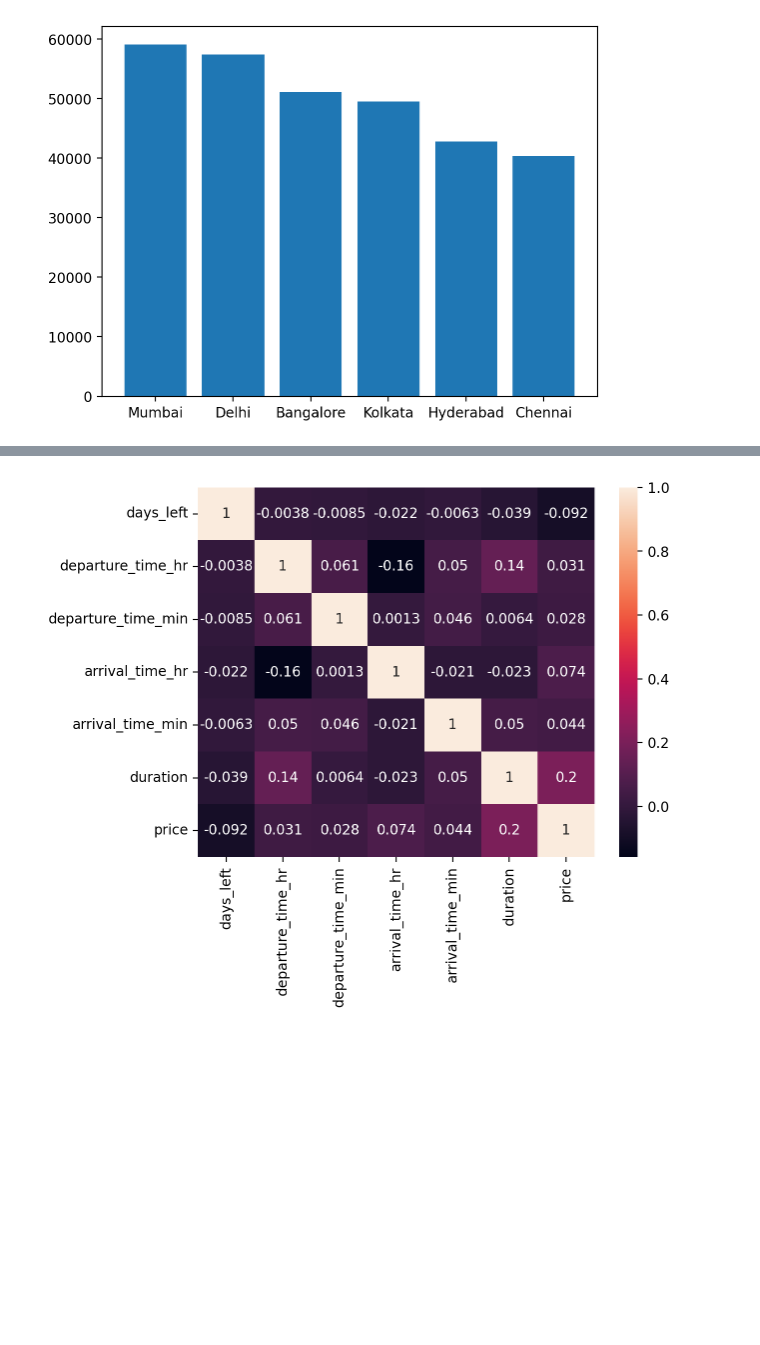
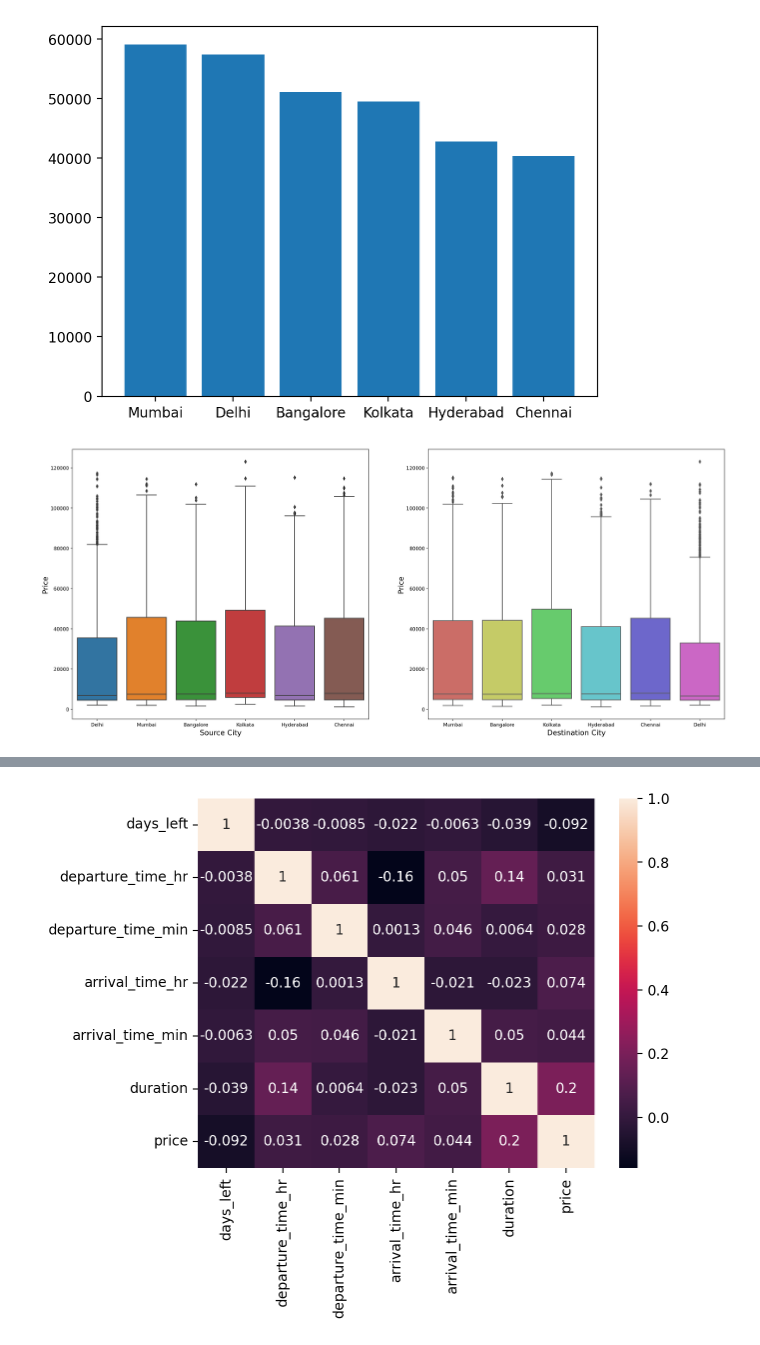
Before and after one commit to yjoer/flight-price-prediction, a Jupyter notebook: notebook.ipynb, the cells around one changed output, grey strips where cells are left out. Cells and saved outputs as stored; diff of their text form; code cells hidden in the pictures; blank space fills up the shorter version.

```diff
--- a/notebook.ipynb
+++ b/notebook.ipynb
@@ -303,3 +321,17 @@ plt.bar(destination['destination_city'],destination['Counts'])
 plt.show()
 # %% [output]
 [figure]
+# %%
+#To check price distribution based on source and destination city
+plt.figure(figsize =(24,10))
+plt.subplot(1,2,1)
+sns.boxplot(x='source_city', y='price', data = df)
+plt.xlabel("Source City", fontsize=15)
+plt.ylabel("Price", fontsize=15)
+plt.subplot(1,2,2)
+sns.boxplot(x='destination_city', y='price', data=df, palette='hls')
+plt.ylabel("Price", fontsize=15)
+plt.xlabel("Destination City", fontsize =15)
+plt.show()
+# %% [output]
+[figure, added]
```
Also changed, not shown: parts of 3 cells of this notebook.
